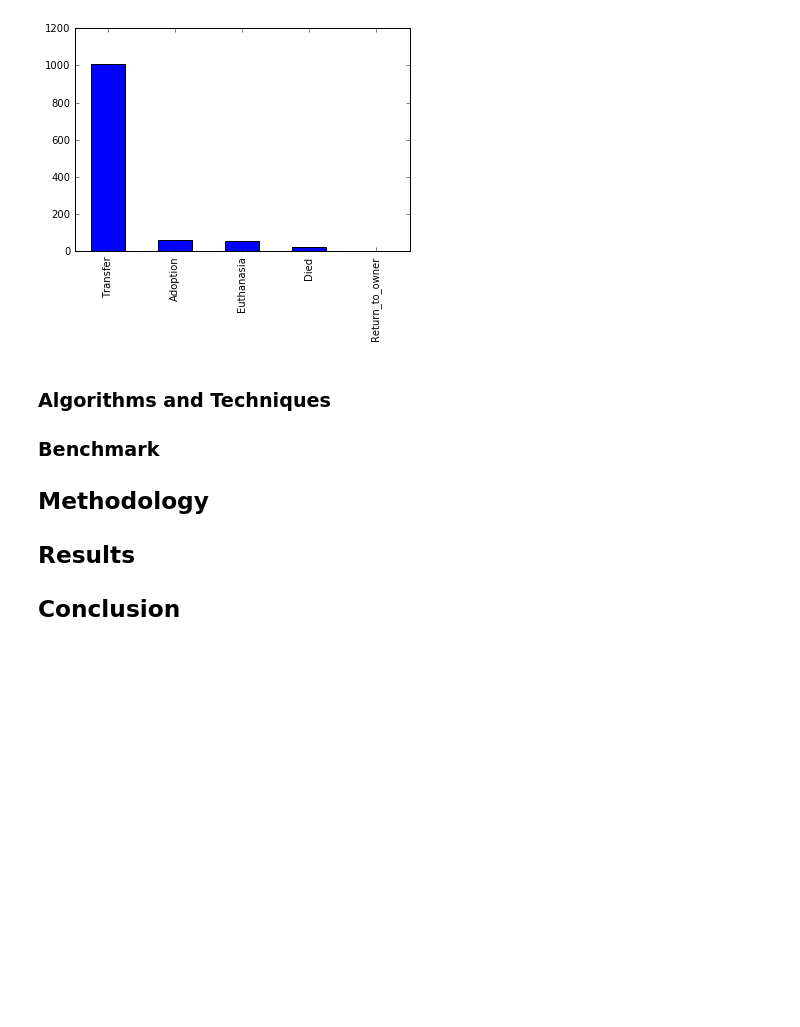
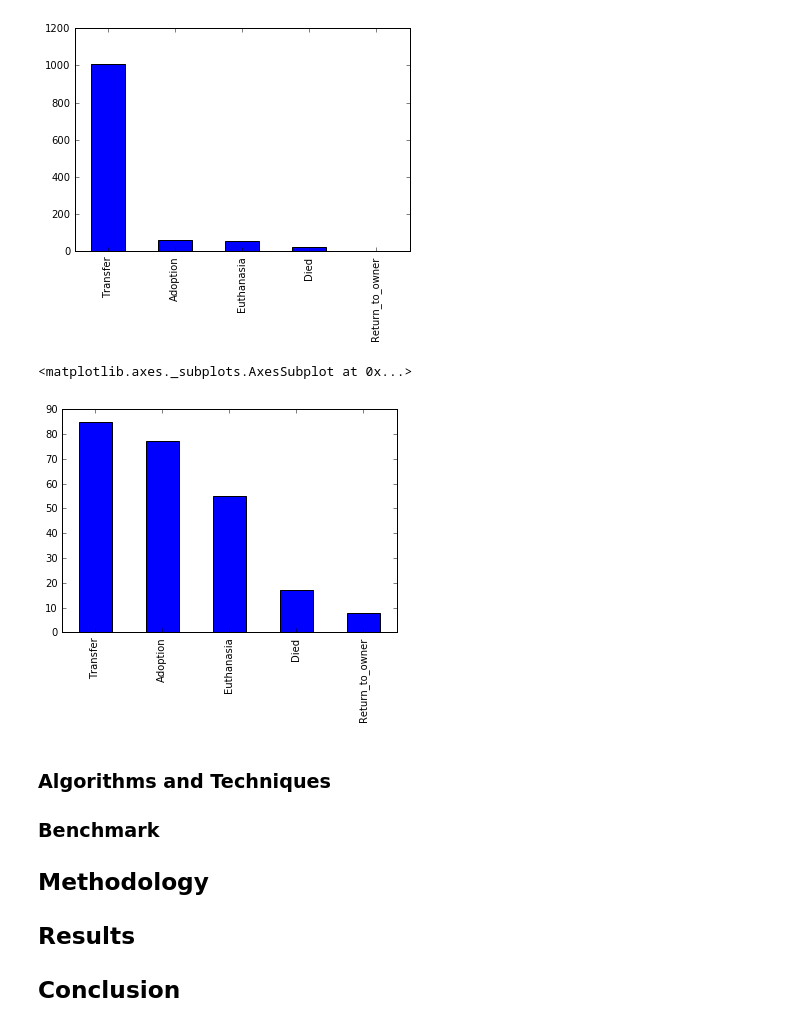
Before and after one commit to dippindots/kaggle-shelter-animal-outcomes, a Jupyter notebook: src/report.ipynb, the cells around one changed output. Drawn from its saved outputs; the diff is of its cells as text; code cells hidden in the pictures; blank space fills up the shorter version.

```diff
--- a/src/report.ipynb
+++ b/src/report.ipynb
@@ -172,6 +172,12 @@ cats_at_nine['OutcomeType'].value_counts().plot(kind='bar')
 # %% [output]
 <matplotlib.axes._subplots.AxesSubplot at 0x...>
 [figure]
+# %%
+cats_at_ten = cats[cats['Hour'] == 10]
+cats_at_ten['OutcomeType'].value_counts().plot(kind='bar')
+# %% [output]
+<matplotlib.axes._subplots.AxesSubplot at 0x...>
+[figure, added]
 # %% [markdown]
 ### Algorithms and Techniques
 ### Benchmark
```
Also changed, not shown: 2 other files.
